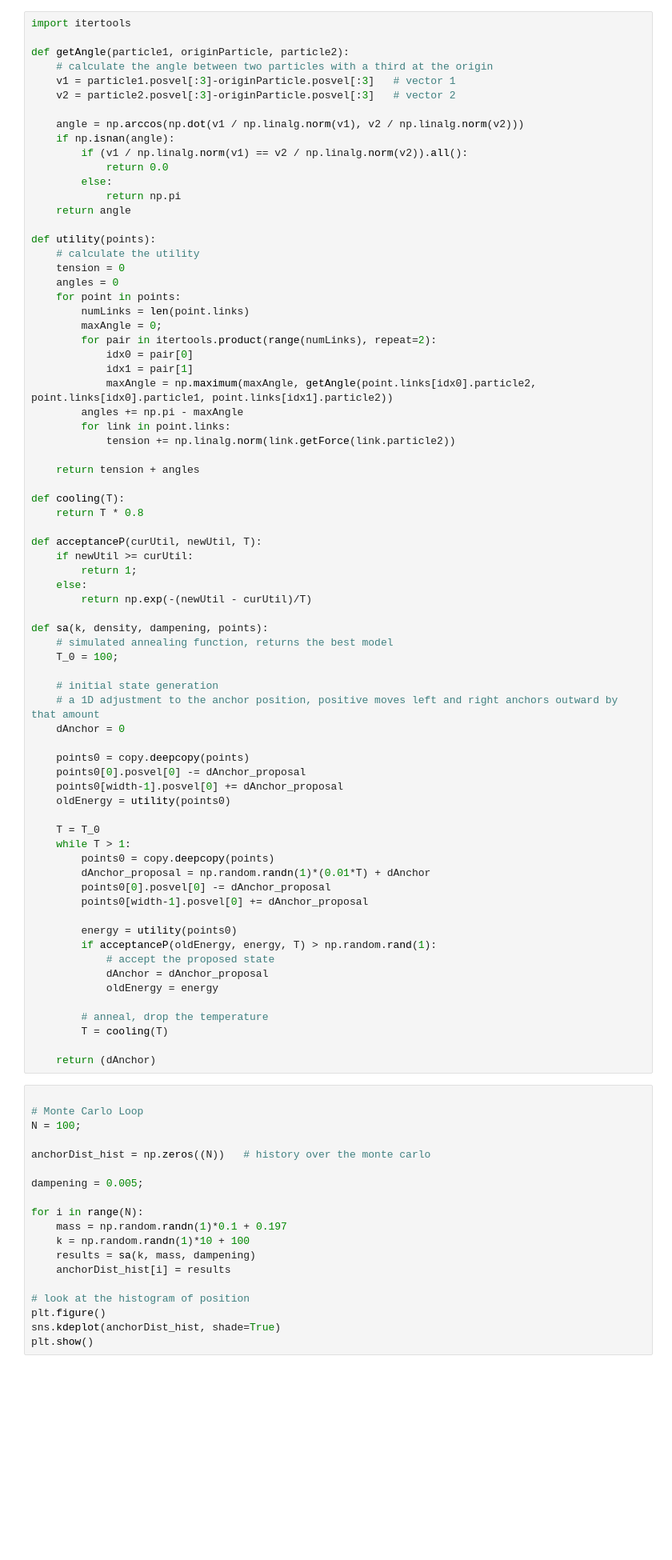
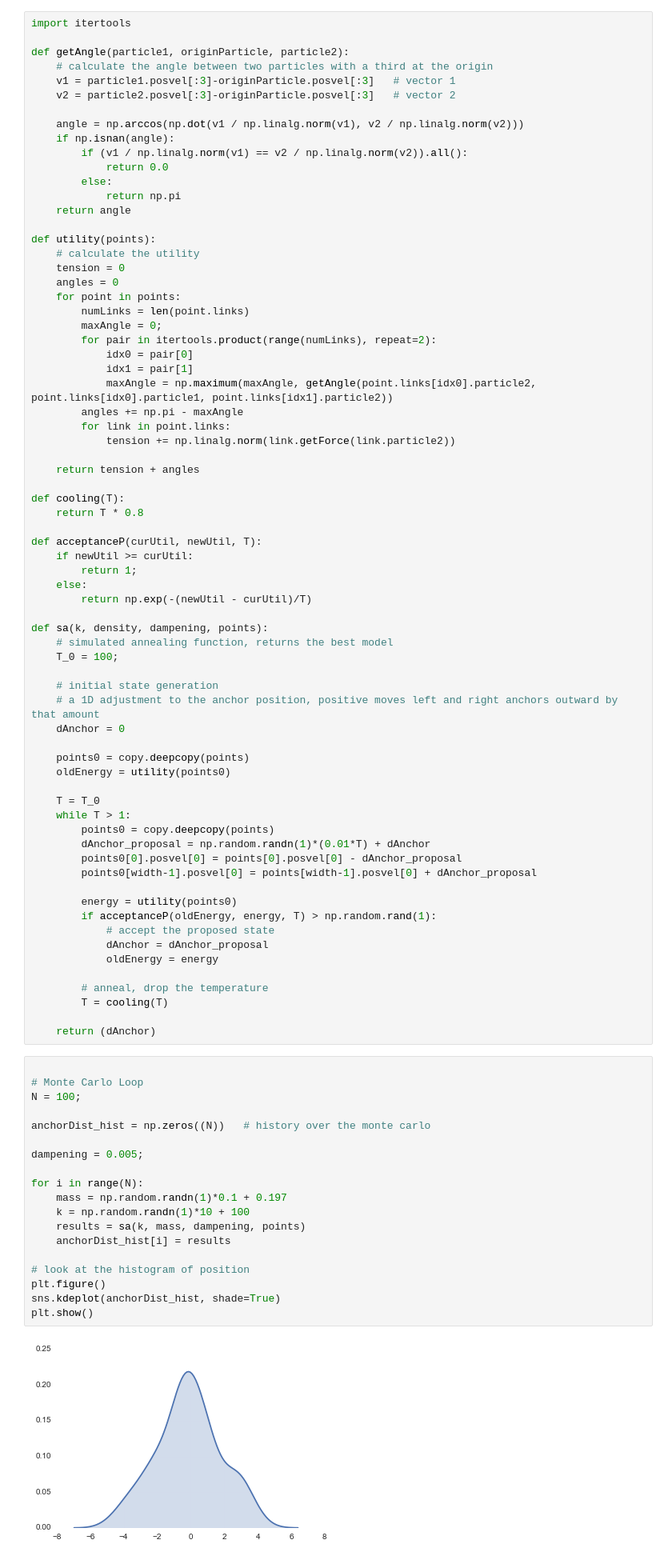
Before and after one commit to skp2/AM207-Project, a Jupyter notebook: ipython/simulatedAnnealing.ipynb, the cells around one changed output. Shown: that part at 80% size. Cells and saved outputs as stored; diff of their text form; blank space fills up the shorter version.

```diff
--- a/ipython/simulatedAnnealing.ipynb
+++ b/ipython/simulatedAnnealing.ipynb
@@ -251,16 +252,14 @@ def sa(k, density, dampening, points):
     dAnchor = 0
 
     points0 = copy.deepcopy(points)
-    points0[0].posvel[0] -= dAnchor_proposal
-    points0[width-1].posvel[0] += dAnchor_proposal
     oldEnergy = utility(points0)
 
     T = T_0
     while T > 1:
         points0 = copy.deepcopy(points)
         dAnchor_proposal = np.random.randn(1)*(0.01*T) + dAnchor
-        points0[0].posvel[0] -= dAnchor_proposal
-        points0[width-1].posvel[0] += dAnchor_proposal
+        points0[0].posvel[0] = points[0].posvel[0] - dAnchor_proposal
+        points0[width-1].posvel[0] = points[width-1].posvel[0] + dAnchor_proposal
 
         energy = utility(points0)
         if acceptanceP(oldEnergy, energy, T) > np.random.rand(1):
@@ -275,19 +274,21 @@ def sa(k, density, dampening, points):
 # %%
 
 # Monte Carlo Loop
 N = 100;
 
 anchorDist_hist = np.zeros((N))   # history over the monte carlo
 
 dampening = 0.005;
 
 for i in range(N):
     mass = np.random.randn(1)*0.1 + 0.197
     k = np.random.randn(1)*10 + 100
-    results = sa(k, mass, dampening)
+    results = sa(k, mass, dampening, points)
     anchorDist_hist[i] = results
 
 # look at the histogram of position
 plt.figure()
 sns.kdeplot(anchorDist_hist, shade=True)
 plt.show()
+# %% [output]
+[figure, added]
```
Also changed, not shown: parts of 2 cells of this notebook.
